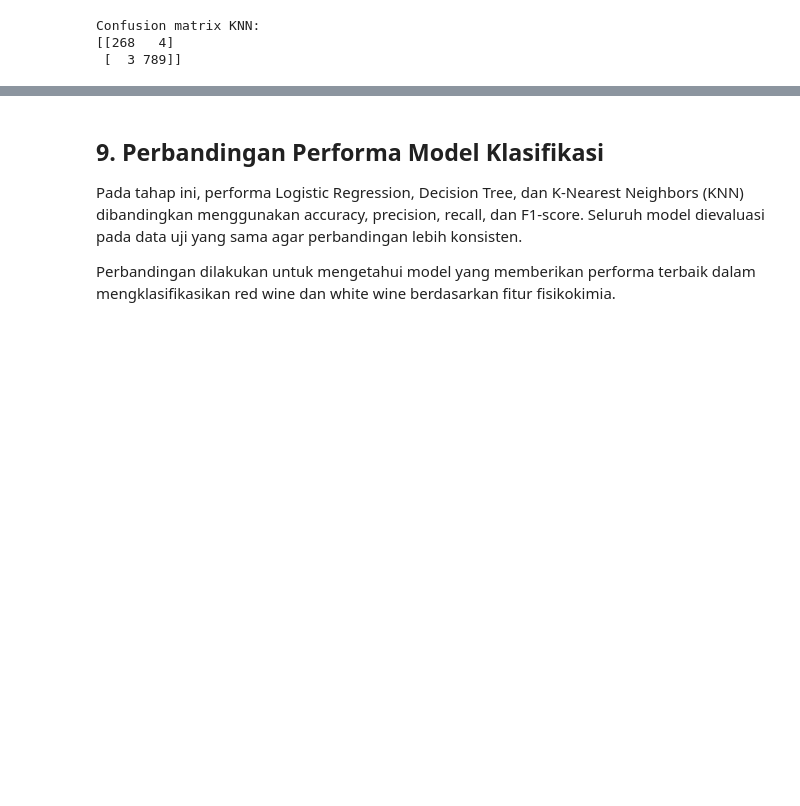
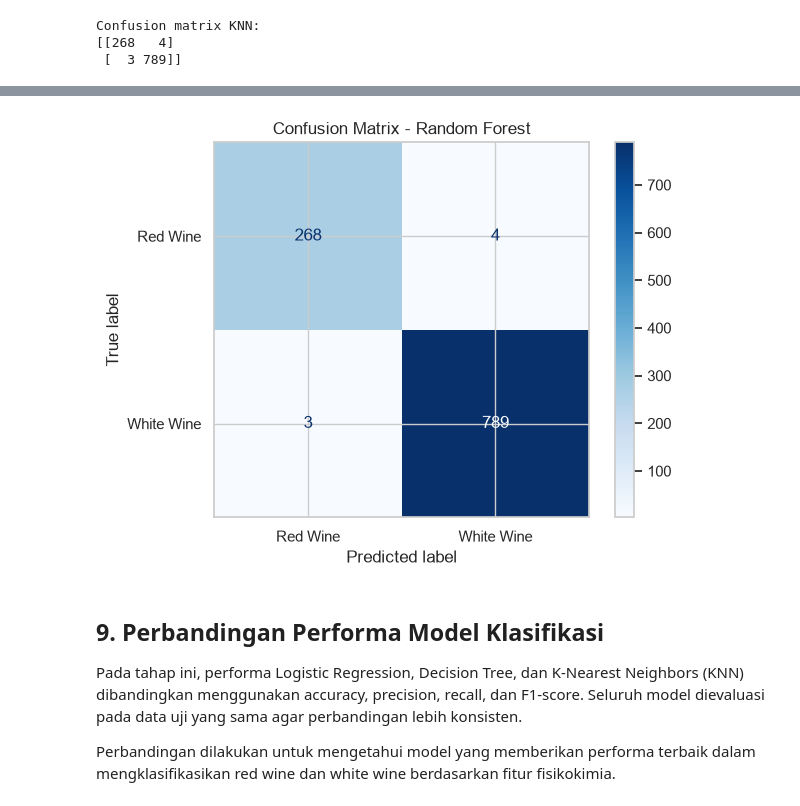
Before and after one commit to Lordzyy43/wineML, a Jupyter notebook: notebooks/03_classification_wine_type.ipynb, the cells around one changed output, grey strips where cells are left out. Drawn from its saved outputs; the diff is of its cells as text; code cells hidden in the pictures; blank space fills up the shorter version.

Commit message:
Tambah Comparasi Model

```diff
--- a/notebooks/03_classification_wine_type.ipynb
+++ b/notebooks/03_classification_wine_type.ipynb
@@ -496,3 +497,21 @@ print(cm_knn)
 Confusion matrix KNN:
 [[268   4]
  [  3 789]]
+# %%
+# 8.5 Random Forest Classifier
+
+# Inisialisasi model
+rf_model = RandomForestClassifier(
+    n_estimators=300,
+    random_state=42,
+    class_weight="balanced",
+    n_jobs=-1
+)
+
+# Melatih model menggunakan data training
+rf_model.fit(X_train, y_train)
+
+# Prediksi data testing
+y_pred_rf = rf_model.predict(X_test)
+
+print("Random Forest berhasil dilatih!")
@@ -499,3 +561,23 @@ Confusion matrix KNN:
+# %%
+# 8.7 Confusion Matrix Random Forest
+
+import matplotlib.pyplot as plt
+import seaborn as sns
+from sklearn.metrics import ConfusionMatrixDisplay
+
+cm_rf = confusion_matrix(y_test, y_pred_rf)
+
+disp = ConfusionMatrixDisplay(
+    confusion_matrix=cm_rf,
+    display_labels=["Red Wine", "White Wine"]
+)
+
+disp.plot(cmap="Blues", values_format="d")
+plt.title("Confusion Matrix - Random Forest")
+plt.tight_layout()
+plt.show()
+# %% [output]
+[figure, added]
 # %% [markdown]
 ## 9. Perbandingan Performa Model Klasifikasi
 
```
Also changed, not shown: parts of 3 cells of this notebook, 3 other files.
